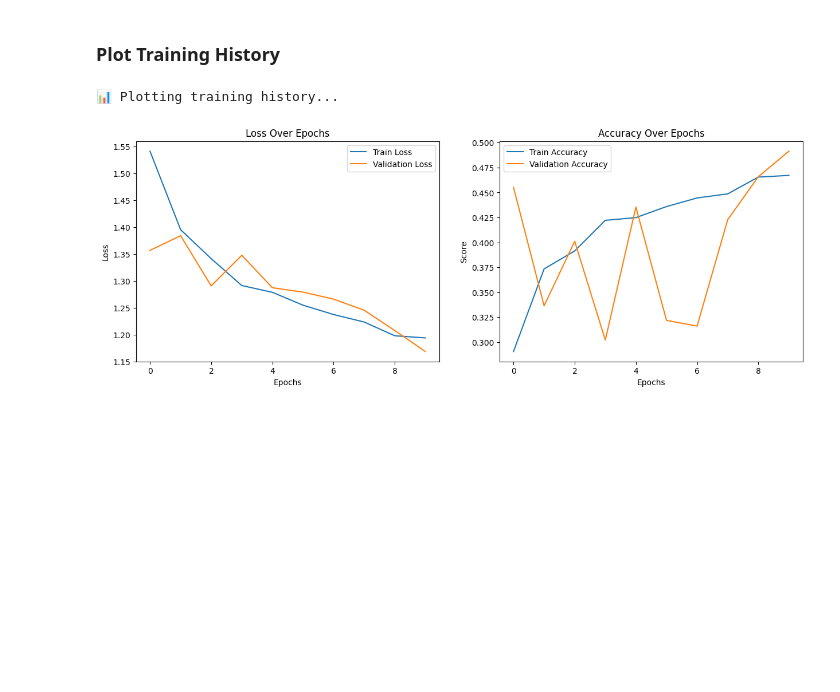
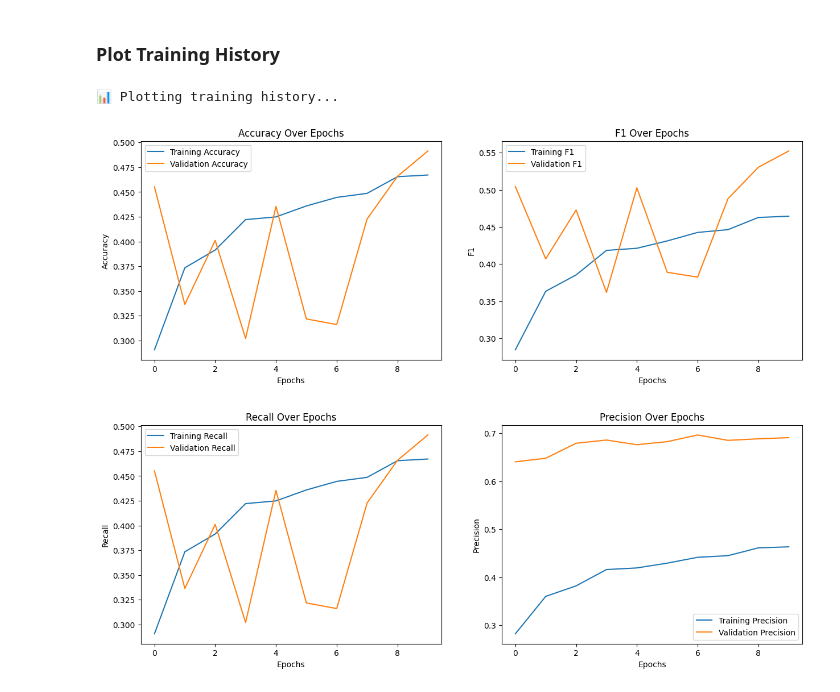
Before and after one commit to Spidey03/RetinAI-ViT, a Jupyter notebook: retinai_vit.ipynb, the cells around one changed output. Cells and saved outputs as stored; diff of their text form; code cells hidden in the pictures; blank space fills up the shorter version.

Commit message:
Update charts

```diff
--- a/retinai_vit.ipynb
+++ b/retinai_vit.ipynb
@@ -442,24 +442,42 @@ plt.show()
 ### Plot Training History
 # %%
 print("\n📊 Plotting training history...")
+
 fig, (ax1, ax2) = plt.subplots(1, 2, figsize=(15, 5))
-ax1.plot(history['train_loss'], label='Train Loss')
-ax1.plot(history['valid_loss'], label='Validation Loss')
-ax1.set_title('Loss Over Epochs')
-ax1.set_xlabel('Epochs')
-ax1.set_ylabel('Loss')
+ax1.plot(history['train_acc'], label='Training Accuracy')
+ax1.plot(history['valid_acc'], label='Validation Accuracy')
+ax1.set_title("Accuracy Over Epochs")
+ax1.set_xlabel("Epochs")
+ax1.set_ylabel("Accuracy")
 ax1.legend()
 
-ax2.plot(history['train_acc'], label='Train Accuracy')
-ax2.plot(history['valid_acc'], label='Validation Accuracy')
-ax2.set_title('Accuracy Over Epochs')
-ax2.set_xlabel('Epochs')
-ax2.set_ylabel('Score')
+ax2.plot(history['train_f1'], label='Training F1')
+ax2.plot(history['valid_f1'], label='Validation F1')
+ax2.set_title("F1 Over Epochs")
+ax2.set_xlabel("Epochs")
+ax2.set_ylabel("F1")
 ax2.legend()
+
+fig, (ax3, ax4) = plt.subplots(1, 2, figsize=(15, 5))
+ax3.plot(history['train_recall'], label='Training Recall')
+ax3.plot(history['valid_recall'], label='Validation Recall')
+ax3.set_title("Recall Over Epochs")
+ax3.set_xlabel("Epochs")
+ax3.set_ylabel("Recall")
+ax3.legend()
+
+ax4.plot(history['train_precision'], label='Training Precision')
+ax4.plot(history['valid_precision'], label='Validation Precision')
+ax4.set_title("Precision Over Epochs")
+ax4.set_xlabel("Epochs")
+ax4.set_ylabel("Precision")
+ax4.legend()
+
 plt.show()
 # %% [output]
 📊 Plotting training history...
-[figure, old version]
+[figure, new version]
+[figure, added]
 # %%
 metrics_df.to_csv("metrics.csv", index=True)
 # %%
```
